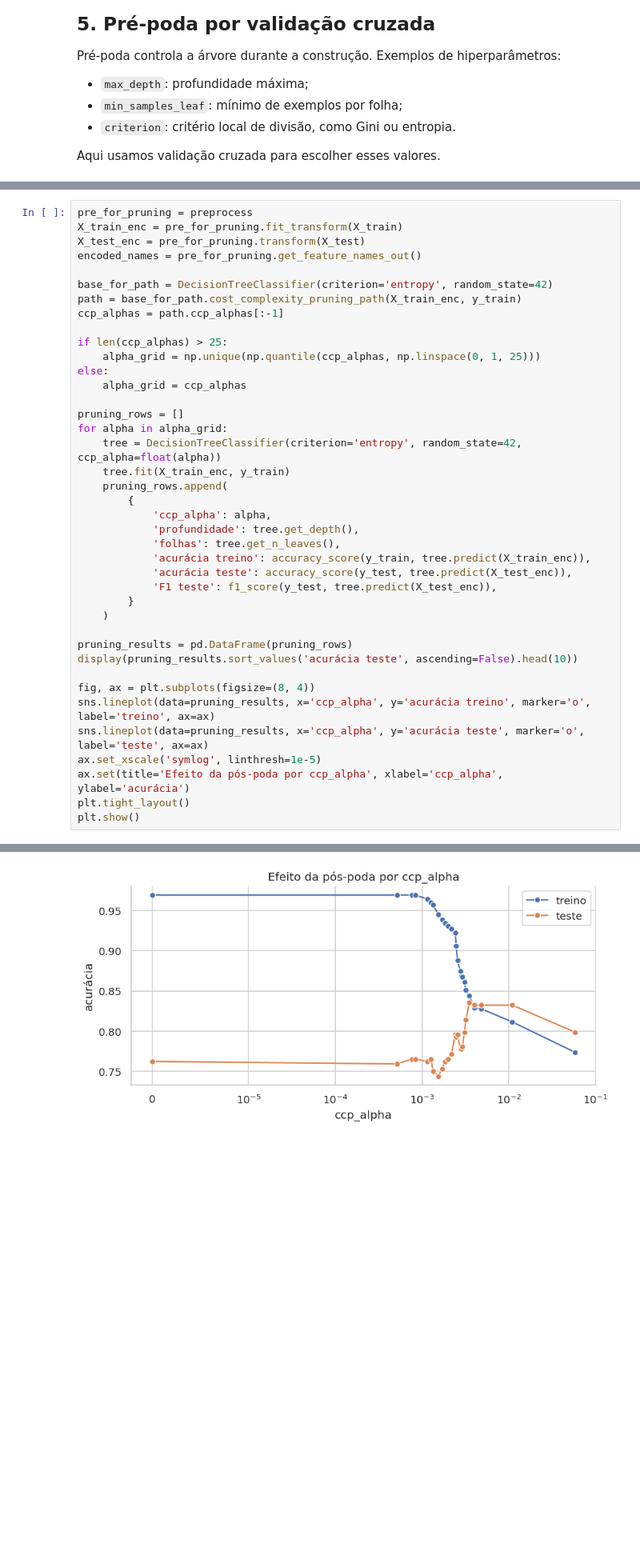
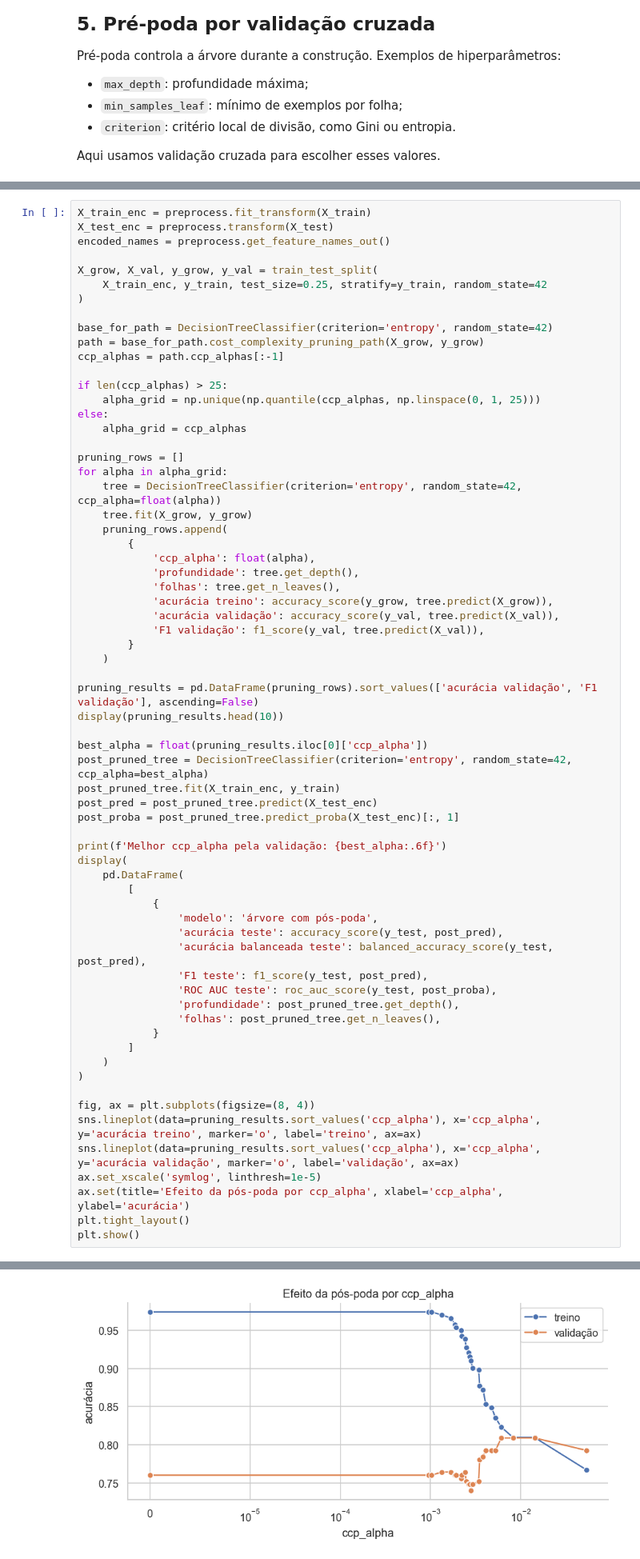
Before and after one commit to AILAB-CEFET-RJ/gcc1734, a Jupyter notebook: src/am/03_am_secao_5_arvores_titanic.ipynb, the cells around one changed output, grey strips where cells are left out. Shown at 80% size. Drawn from its saved outputs; the diff is of its cells as text; blank space fills up the shorter version.

```diff
--- a/src/am/03_am_secao_5_arvores_titanic.ipynb
+++ b/src/am/03_am_secao_5_arvores_titanic.ipynb
@@ -476,11 +474,14 @@ A pós-poda por complexidade de custo constrói uma árvore grande e depois remo
 # %%
-pre_for_pruning = preprocess
-X_train_enc = pre_for_pruning.fit_transform(X_train)
-X_test_enc = pre_for_pruning.transform(X_test)
-encoded_names = pre_for_pruning.get_feature_names_out()
+X_train_enc = preprocess.fit_transform(X_train)
+X_test_enc = preprocess.transform(X_test)
+encoded_names = preprocess.get_feature_names_out()
+
+X_grow, X_val, y_grow, y_val = train_test_split(
+    X_train_enc, y_train, test_size=0.25, stratify=y_train, random_state=42
+)
 
 base_for_path = DecisionTreeClassifier(criterion='entropy', random_state=42)
-path = base_for_path.cost_complexity_pruning_path(X_train_enc, y_train)
+path = base_for_path.cost_complexity_pruning_path(X_grow, y_grow)
 ccp_alphas = path.ccp_alphas[:-1]
 
 if len(ccp_alphas) > 25:
@@ -491,24 +492,47 @@ else:
 pruning_rows = []
 for alpha in alpha_grid:
     tree = DecisionTreeClassifier(criterion='entropy', random_state=42, ccp_alpha=float(alpha))
-    tree.fit(X_train_enc, y_train)
+    tree.fit(X_grow, y_grow)
     pruning_rows.append(
         {
-            'ccp_alpha': alpha,
+            'ccp_alpha': float(alpha),
             'profundidade': tree.get_depth(),
             'folhas': tree.get_n_leaves(),
-            'acurácia treino': accuracy_score(y_train, tree.predict(X_train_enc)),
-            'acurácia teste': accuracy_score(y_test, tree.predict(X_test_enc)),
-            'F1 teste': f1_score(y_test, tree.predict(X_test_enc)),
+            'acurácia treino': accuracy_score(y_grow, tree.predict(X_grow)),
+            'acurácia validação': accuracy_score(y_val, tree.predict(X_val)),
+            'F1 validação': f1_score(y_val, tree.predict(X_val)),
         }
     )
 
-pruning_results = pd.DataFrame(pruning_rows)
-display(pruning_results.sort_values('acurácia teste', ascending=False).head(10))
+pruning_results = pd.DataFrame(pruning_rows).sort_values(['acurácia validação', 'F1 validação'], ascending=False)
+display(pruning_results.head(10))
+
+best_alpha = float(pruning_results.iloc[0]['ccp_alpha'])
+post_pruned_tree = DecisionTreeClassifier(criterion='entropy', random_state=42, ccp_alpha=best_alpha)
+post_pruned_tree.fit(X_train_enc, y_train)
+post_pred = post_pruned_tree.predict(X_test_enc)
+post_proba = post_pruned_tree.predict_proba(X_test_enc)[:, 1]
+
+print(f'Melhor ccp_alpha pela validação: {best_alpha:.6f}')
+display(
+    pd.DataFrame(
+        [
+            {
+                'modelo': 'árvore com pós-poda',
+                'acurácia teste': accuracy_score(y_test, post_pred),
+                'acurácia balanceada teste': balanced_accuracy_score(y_test, post_pred),
+                'F1 teste': f1_score(y_test, post_pred),
+                'ROC AUC teste': roc_auc_score(y_test, post_proba),
+                'profundidade': post_pruned_tree.get_depth(),
+                'folhas': post_pruned_tree.get_n_leaves(),
+            }
+        ]
+    )
+)
 
 fig, ax = plt.subplots(figsize=(8, 4))
-sns.lineplot(data=pruning_results, x='ccp_alpha', y='acurácia treino', marker='o', label='treino', ax=ax)
-sns.lineplot(data=pruning_results, x='ccp_alpha', y='acurácia teste', marker='o', label='teste', ax=ax)
+sns.lineplot(data=pruning_results.sort_values('ccp_alpha'), x='ccp_alpha', y='acurácia treino', marker='o', label='treino', ax=ax)
+sns.lineplot(data=pruning_results.sort_values('ccp_alpha'), x='ccp_alpha', y='acurácia validação', marker='o', label='validação', ax=ax)
 ax.set_xscale('symlog', linthresh=1e-5)
 ax.set(title='Efeito da pós-poda por ccp_alpha', xlabel='ccp_alpha', ylabel='acurácia')
 plt.tight_layout()
@@ -528,4 +555,4 @@ plt.show()
-[figure, old version]
+[figure, new version]
 # %% [markdown]
 ---
 ## 6. Instabilidade de árvores individuais
```
Also changed, not shown: parts of 24 cells of this notebook, 7 other files.
